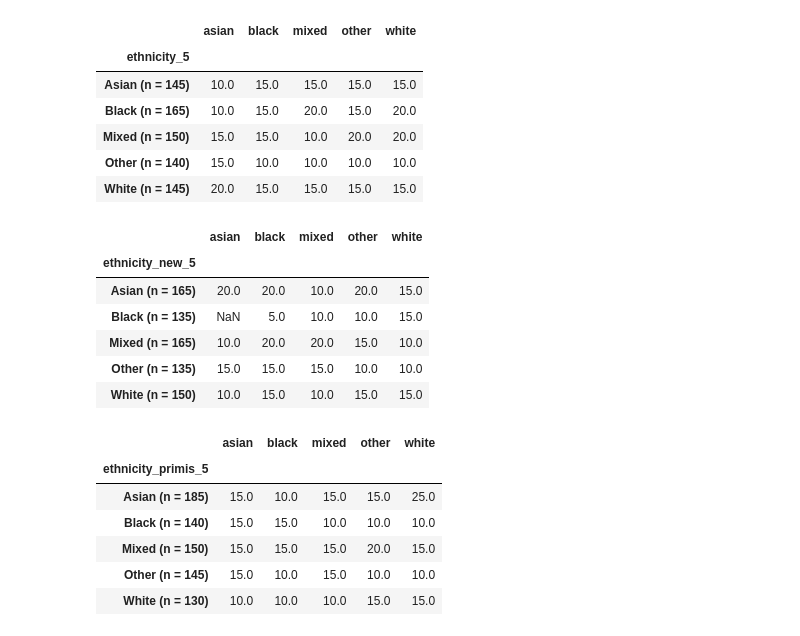
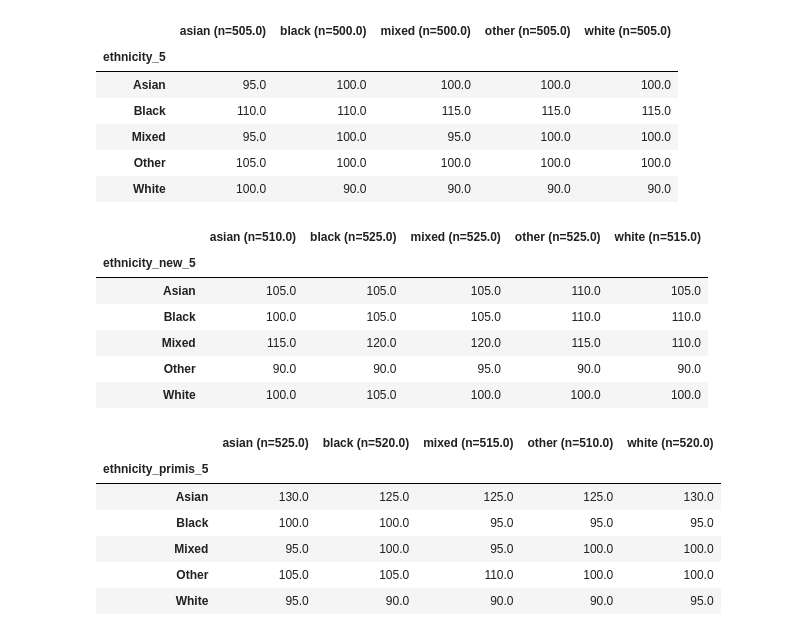
Before and after one commit to opensafely/ethnicity-short-data-report, a Jupyter notebook: notebooks_jupyter/test.ipynb, the cells around one changed output. Drawn from its saved outputs; the diff is of its cells as text; code cells hidden in the pictures.

Commit message:
sort latest_common_comparison alphabetically

```diff
--- a/notebooks_jupyter/test.ipynb
+++ b/notebooks_jupyter/test.ipynb
@@ -584,24 +584,25 @@ def latest_common_comparison(df_clean, definitions, other_vars, output_path):
         df_subset2 = df_subset.where(df_subset.eq(df_subset.max(1),axis=0))
         df_subset_3 = df_subset2.notnull().astype('int').reset_index()
         df_sum = redact_round_table(df_subset_3.groupby(definition).sum())
-  #      df_sum = df_sum.where(~df_sum.isna(), '-')
-
+        df_sum = df_sum.where(~df_sum.isna(), '-')
+        df_sum.columns=df_sum.columns.str.replace(definition+'_', '')
+        df_sum = df_sum.reindex(sorted(df_sum.columns), axis=1)
         df_counts = pd.DataFrame(np.diagonal(df_sum),index=df_sum.index,columns=[f'matching (n={np.diagonal(df_sum).sum()})'])
-
         df_sum2 = df_sum.copy(deep=True)
         np.fill_diagonal(df_sum2.values, 0)
         df_diag = pd.DataFrame(df_sum2.sum(axis=1), columns=[f'not_matching (n={df_sum2.sum(axis=1).sum()})'])
         df_out = df_counts.merge(df_diag,right_index=True,left_index=True)
-        #display(df_out)
-        df_out.to_csv(f'output/{output_path}/tables/latest_common_simple_{definition}.csv')
+        #df_out.to_csv(f'output/{output_path}/tables/latest_common_simple_{definition}.csv')
 
         df_sum = redact_round_table(df_subset_3.groupby(definition).sum())
-
+        df_sum.columns=df_sum.columns.str.replace(definition+'_', '')
+        df_sum = df_sum.reindex(sorted(df_sum.columns), axis=1)
         for col in df_sum.columns:
             df_sum = df_sum.rename(columns = {col:f'{col} (n={df_sum[col].sum()})'})
-        #display(df_sum)
+        #
         df_sum = df_sum.where(~df_sum.isna(), '-')
-        df_sum.to_csv(f'output/{output_path}/tables/latest_common_expanded_{definition}.csv')
+        display(df_sum)
+        #df_sum.to_csv(f'output/{output_path}/tables/latest_common_expanded_{definition}.csv')
 
 def state_change(df_clean, definitions, other_vars, output_path):
     for definition in definitions:
@@ -612,7 +613,9 @@ def state_change(df_clean, definitions, other_vars, output_path):
         df_subset['n'] = 1
         # Count
         df_subset2 = df_subset.loc[~df_subset[definition].isna()]
+        display(df_subset2.loc[(df_subset[definition]=="Asian") & (~df_subset['ethnicity_5_black'].isna())])
         df_subset3 = redact_round_table(df_subset2.groupby(definition).count()).reset_index()
+        display(df_subset3)
         # Set index
         df_subset3['index'] = df_subset3[definition].astype(str) + " (n = " + df_subset3['n'].astype(int).astype(str) + ")"
         #df_subset3.columns=df_subset3.columns.str.replace(definition, '')
@@ -625,32 +628,33 @@ def state_change(df_clean, definitions, other_vars, output_path):
         # df_out = df_out.where(~df_out.isna(), '-')
 
         #display(df_out)
-        df_out.to_csv(f'output/{output_path}/tables/state_change_{definition}.csv')
+        #df_out.to_csv(f'output/{output_path}/tables/state_change_{definition}.csv')
 # %%
 df_clean = import_clean(input_path, definitions, other_vars_combined, demographic_covariates,
                     clinical_covariates, null, date_min, date_max,
                     time_delta, output_path, code_dict, dates)
 
-state_change(df_clean, definitions, other_vars_combined, output_path)
+#state_change(df_clean, definitions, other_vars_combined, output_path)
+latest_common_comparison(df_clean, definitions, other_vars_combined, output_path)
 # %% [output]
-|  | asian | black | mixed | other | white |
+|  | asian (n=505.0) | black (n=500.0) | mixed (n=500.0) | other (n=505.0) | white (n=505.0) |
 | ethnicity_5 |  |  |  |  |  |
-| Asian (n = 145) | 10.0 | 15.0 | 15.0 | 15.0 | 15.0 |
-| Black (n = 165) | 10.0 | 15.0 | 20.0 | 15.0 | 20.0 |
-| Mixed (n = 150) | 15.0 | 15.0 | 10.0 | 20.0 | 20.0 |
-| Other (n = 140) | 15.0 | 10.0 | 10.0 | 10.0 | 10.0 |
-| White (n = 145) | 20.0 | 15.0 | 15.0 | 15.0 | 15.0 |
+| Asian | 95.0 | 100.0 | 100.0 | 100.0 | 100.0 |
+| Black | 110.0 | 110.0 | 115.0 | 115.0 | 115.0 |
+| Mixed | 95.0 | 100.0 | 95.0 | 100.0 | 100.0 |
+| Other | 105.0 | 100.0 | 100.0 | 100.0 | 100.0 |
+| White | 100.0 | 90.0 | 90.0 | 90.0 | 90.0 |
-|  | asian | black | mixed | other | white |
+|  | asian (n=510.0) | black (n=525.0) | mixed (n=525.0) | other (n=525.0) | white (n=515.0) |
 | ethnicity_new_5 |  |  |  |  |  |
-| Asian (n = 165) | 20.0 | 20.0 | 10.0 | 20.0 | 15.0 |
-| Black (n = 135) | NaN | 5.0 | 10.0 | 10.0 | 15.0 |
-| Mixed (n = 165) | 10.0 | 20.0 | 20.0 | 15.0 | 10.0 |
-| Other (n = 135) | 15.0 | 15.0 | 15.0 | 10.0 | 10.0 |
-| White (n = 150) | 10.0 | 15.0 | 10.0 | 15.0 | 15.0 |
+| Asian | 105.0 | 105.0 | 105.0 | 110.0 | 105.0 |
+| Black | 100.0 | 105.0 | 105.0 | 110.0 | 110.0 |
+| Mixed | 115.0 | 120.0 | 120.0 | 115.0 | 110.0 |
+| Other | 90.0 | 90.0 | 95.0 | 90.0 | 90.0 |
+| White | 100.0 | 105.0 | 100.0 | 100.0 | 100.0 |
-|  | asian | black | mixed | other | white |
+|  | asian (n=525.0) | black (n=520.0) | mixed (n=515.0) | other (n=510.0) | white (n=520.0) |
 | ethnicity_primis_5 |  |  |  |  |  |
-| Asian (n = 185) | 15.0 | 10.0 | 15.0 | 15.0 | 25.0 |
-| Black (n = 140) | 15.0 | 15.0 | 10.0 | 10.0 | 10.0 |
-| Mixed (n = 150) | 15.0 | 15.0 | 15.0 | 20.0 | 15.0 |
-| Other (n = 145) | 15.0 | 10.0 | 15.0 | 10.0 | 10.0 |
-| White (n = 130) | 10.0 | 10.0 | 10.0 | 15.0 | 15.0 |
+| Asian | 130.0 | 125.0 | 125.0 | 125.0 | 130.0 |
+| Black | 100.0 | 100.0 | 95.0 | 95.0 | 95.0 |
+| Mixed | 95.0 | 100.0 | 95.0 | 100.0 | 100.0 |
+| Other | 105.0 | 105.0 | 110.0 | 100.0 | 100.0 |
+| White | 95.0 | 90.0 | 90.0 | 90.0 | 95.0 |
```
Also changed, not shown: 17 other files.
